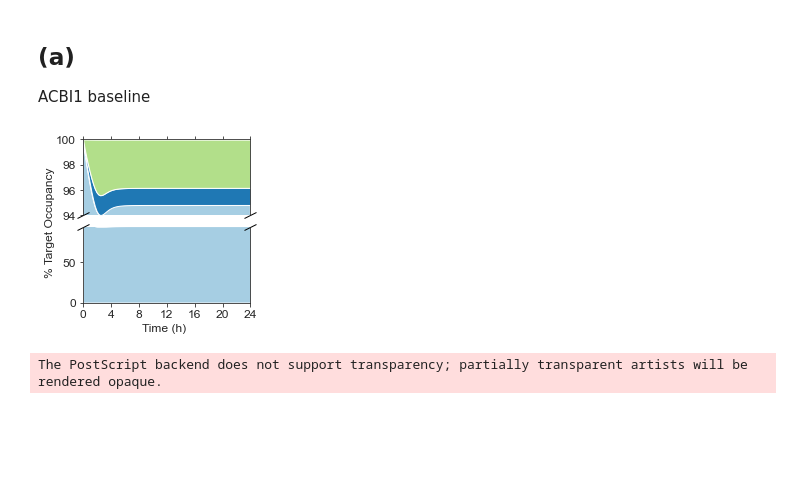
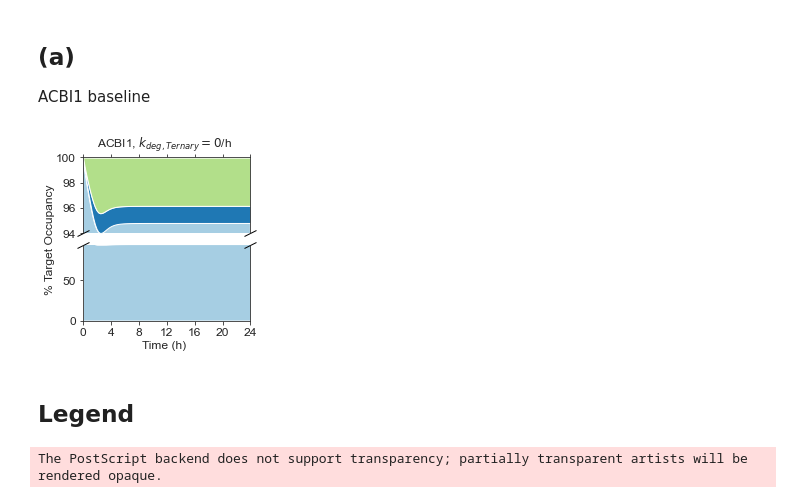
Before and after one commit to stxinsite/kinetic-degradation, a Jupyter notebook: make_figures.ipynb, the cells around one changed output. Cells and saved outputs as stored; diff of their text form; code cells hidden in the pictures; blank space fills up the shorter version.

Commit message:
add titles to plots

```diff
--- a/make_figures.ipynb
+++ b/make_figures.ipynb
@@ -135,7 +137,7 @@ Percentage populations of target protein molecular species vs. Time
 # %%
 cmap = cm.get_cmap('Paired')
 
-def make_species_stackplot(df, figure_name):
+def make_species_stackplot(df, figure_title, figure_name):
     labels = [
         'Target',
         'Primed Target',
@@ -189,6 +191,7 @@ def make_species_stackplot(df, figure_name):
     ax2.plot([0, 1], [1, 1], transform=ax2.transAxes, **kwargs)
 
     # Figure Labels
+    fig.suptitle(figure_title)
     fig.supxlabel('Time (h)', y=-0.015, fontsize='12')
     fig.supylabel(r"% Target Occupancy", x=-0.05, fontsize='12')
 
@@ -200,18 +203,20 @@ ACBI1 baseline
 # %%
 result_a = (
     result
     .loc[(result.PROTAC=='ACBI1') & (result.kdeg_Ternary==0)]
     .assign(
         t=lambda x: x['t'],
         target=lambda x: x.filter(regex='(^T$)|(^.*(?!T_Ub_4)(T_Ub.*))').sum(axis=1) / x['total_target'] * 100,
         poly_ub_target=lambda x: x.filter(regex='(^.*T_Ub_4$)').sum(axis=1) / x['total_target'] * 100,
         ternary=lambda x: x.filter(regex='^Ternary.*').sum(axis=1) / x['total_target'] * 100
     )
 )
 
-make_species_stackplot(result_a, "./plots/species_vs_time_acbi1_bpd_ec=0.001_t=24.eps")
+make_species_stackplot(result_a, r'ACBI1, $k_{deg,Ternary}=0$/h', "./plots/species_vs_time_acbi1_bpd_ec=0.001_t=24.eps")
 # %% [output]
-[figure, old version]
+[figure, new version]
+# %% [markdown]
+## Legend
 # %%
 legend_elements = [
     Patch(facecolor=cmap.colors[2], label=r'$\sum_{i=0}^4 T_i\cdot D\cdot E3$'),
```
Also changed, not shown: parts of 10 cells of this notebook, 11 other files.
